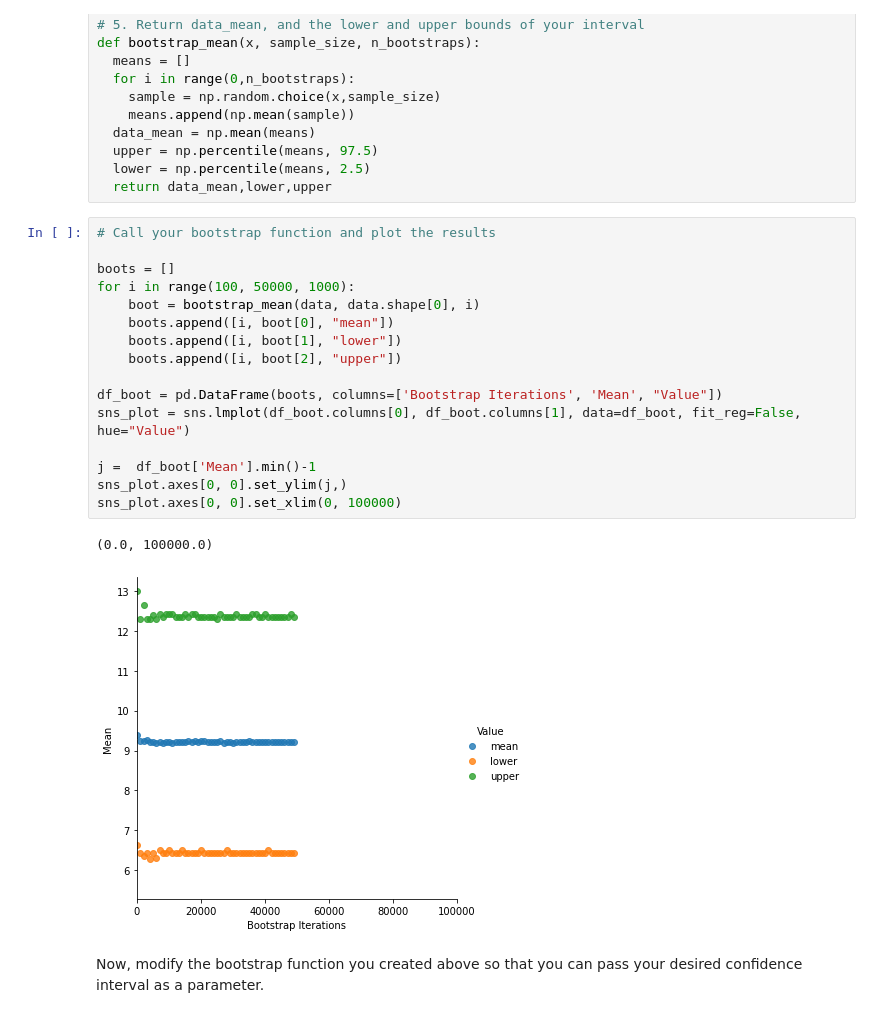
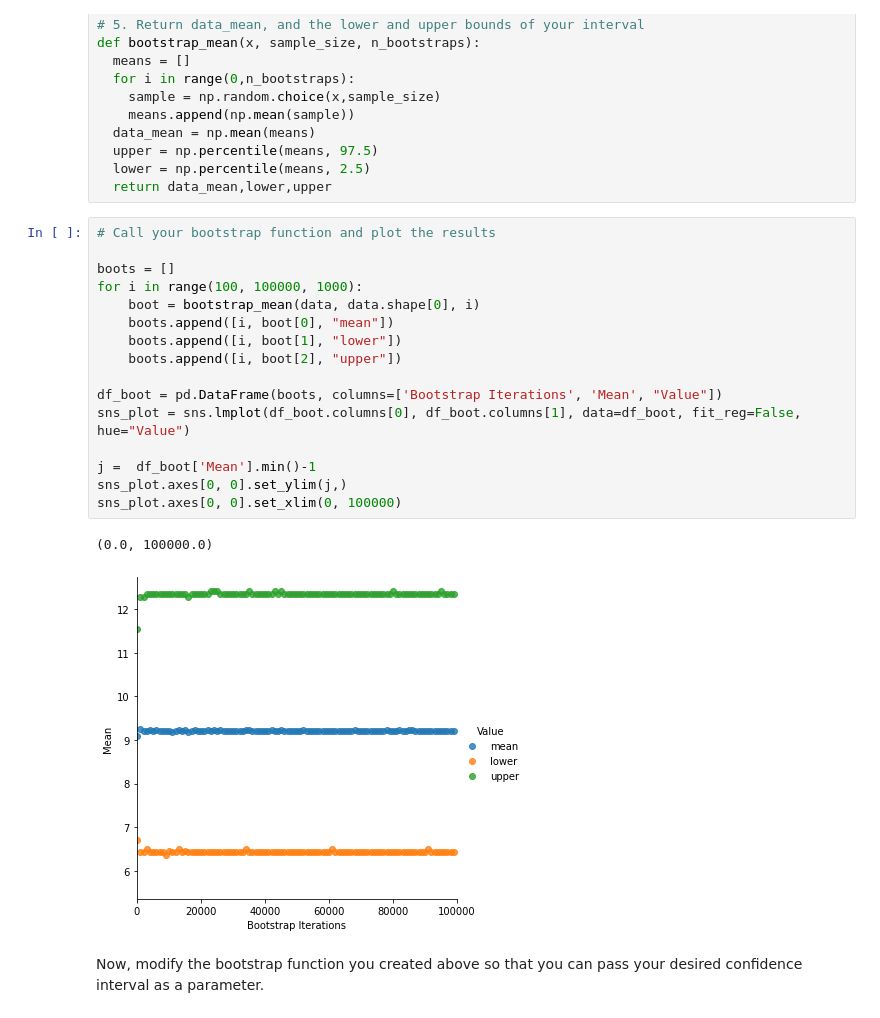
Before and after one commit to neerajthandayan/CE888, a Jupyter notebook: Boostrap/bootstrap.ipynb, the cells around one changed output. Saved outputs shown, nothing was run; the diff lists cells and outputs as text.

```diff
--- a/Boostrap/bootstrap.ipynb
+++ b/Boostrap/bootstrap.ipynb
@@ -35,22 +35,22 @@ def bootstrap_mean(x, sample_size, n_bootstraps):
 # %%
 # Call your bootstrap function and plot the results
 
 boots = []
-for i in range(100, 50000, 1000):
+for i in range(100, 100000, 1000):
     boot = bootstrap_mean(data, data.shape[0], i)
     boots.append([i, boot[0], "mean"])
     boots.append([i, boot[1], "lower"])
     boots.append([i, boot[2], "upper"])
 
 df_boot = pd.DataFrame(boots, columns=['Bootstrap Iterations', 'Mean', "Value"])
 sns_plot = sns.lmplot(df_boot.columns[0], df_boot.columns[1], data=df_boot, fit_reg=False, hue="Value")
 
 j =  df_boot['Mean'].min()-1
 sns_plot.axes[0, 0].set_ylim(j,)
 sns_plot.axes[0, 0].set_xlim(0, 100000)
 # %% [output]
 (0.0, 100000.0)
-[figure, old version]
+[figure, new version]
 # %% [markdown]
 
 Now, modify the bootstrap function you created above so that you can pass your desired confidence interval as a parameter.
```
Also changed, not shown: parts of 12 cells of this notebook.
